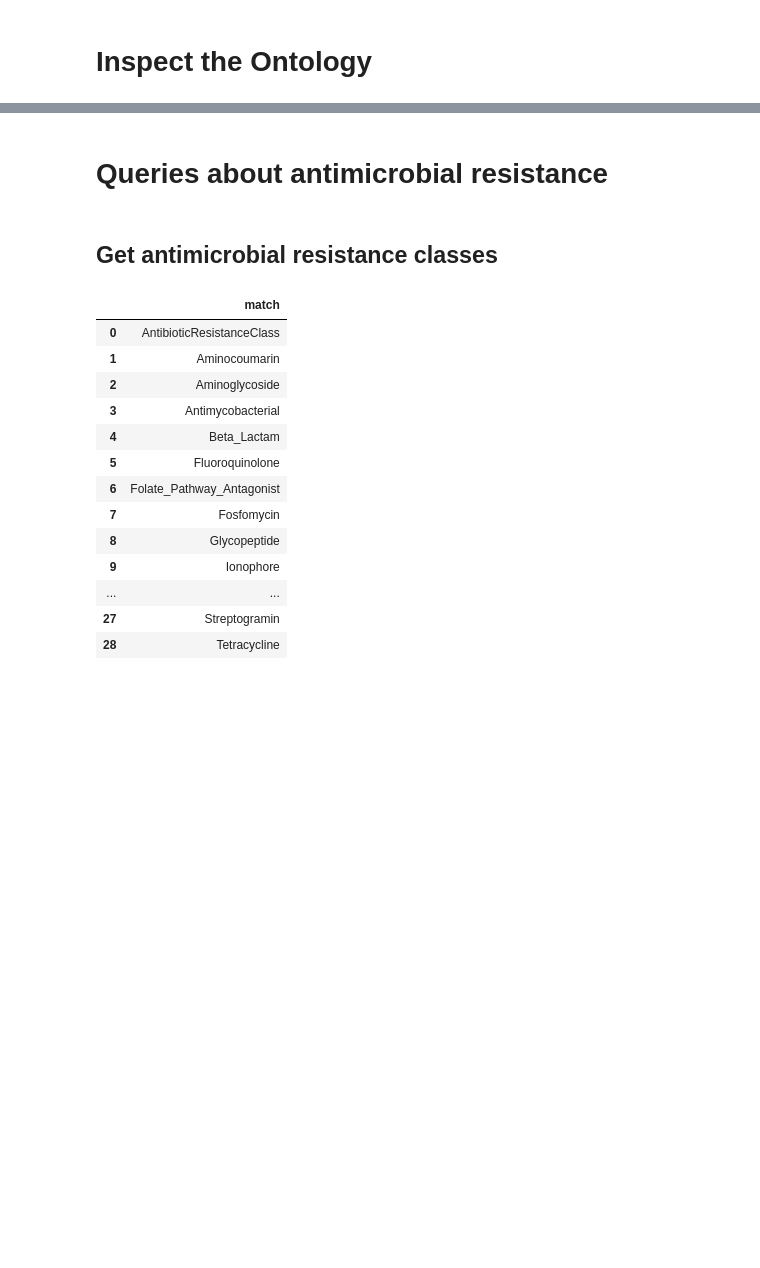
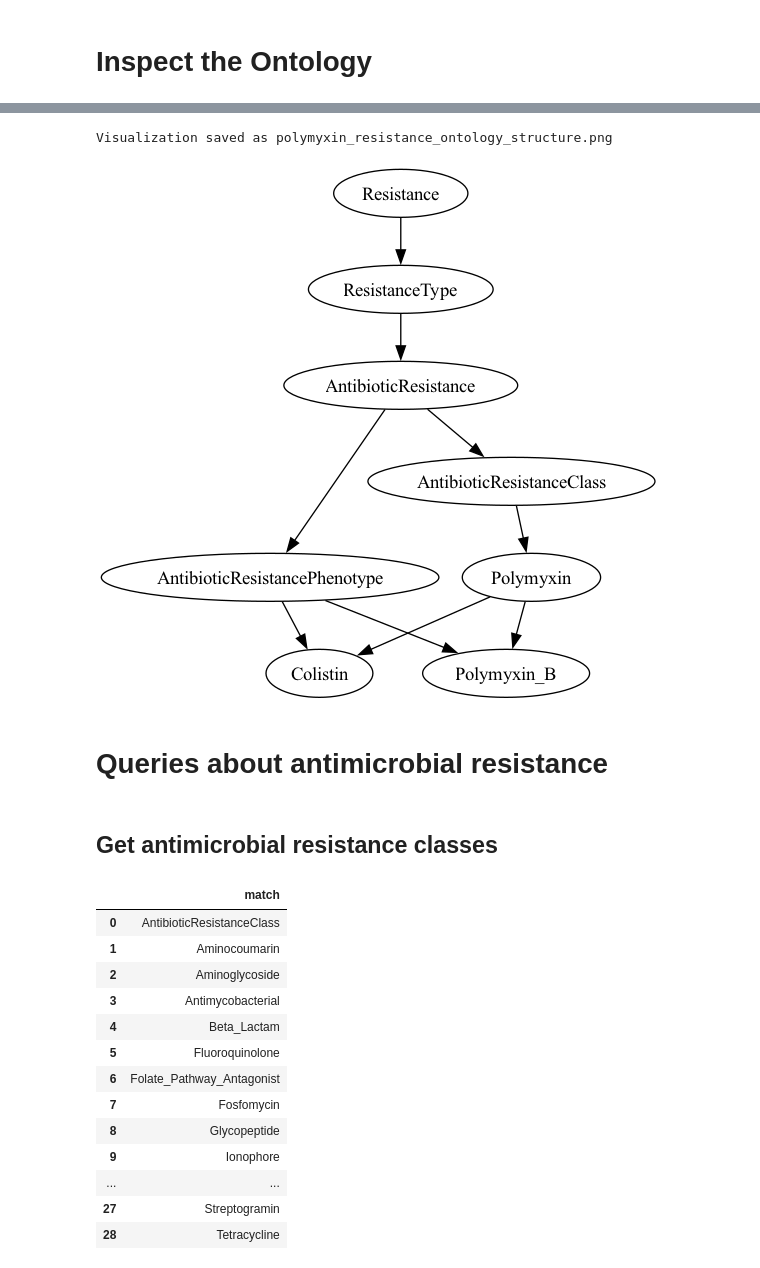
Before and after one commit to genomicepidemiology/PanResOntology, a Jupyter notebook: notebooks/Queries.ipynb, the cells around one changed output, grey strips where cells are left out. Saved outputs shown, nothing was run; the diff lists cells and outputs as text; code cells hidden in the pictures; blank space fills up the shorter version.

```diff
--- a/notebooks/Queries.ipynb
+++ b/notebooks/Queries.ipynb
@@ -46,3 +39,9 @@ Visualization saved as specific_classes_visualization.png
+# %%
+specific_classes = ["ResistanceType", "AntibioticResistance", "AntibioticResistanceClass", "AntibioticResistancePhenotype", "Polymyxin", "Colistin", "Polymyxin_B"]
+visualize_specific_classes(onto, specific_classes, output_file="polymyxin_resistance_ontology_structure")
+# %% [output]
+Visualization saved as polymyxin_resistance_ontology_structure.png
+[figure, added]
 # %% [markdown]
 # Queries about antimicrobial resistance
 # %% [markdown]
```
Also changed, not shown: parts of 6 cells of this notebook.
